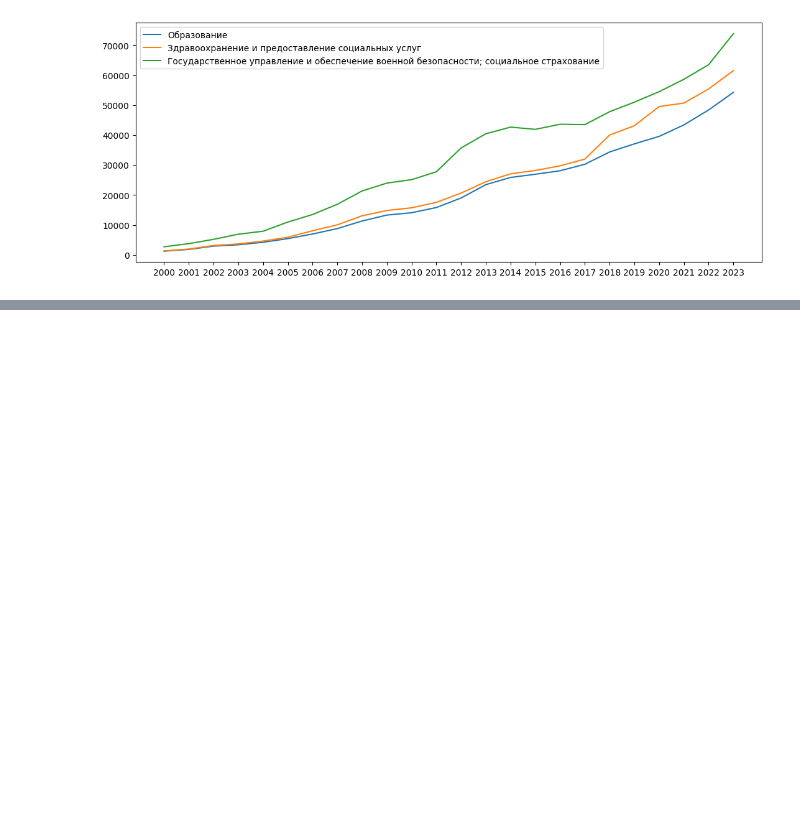
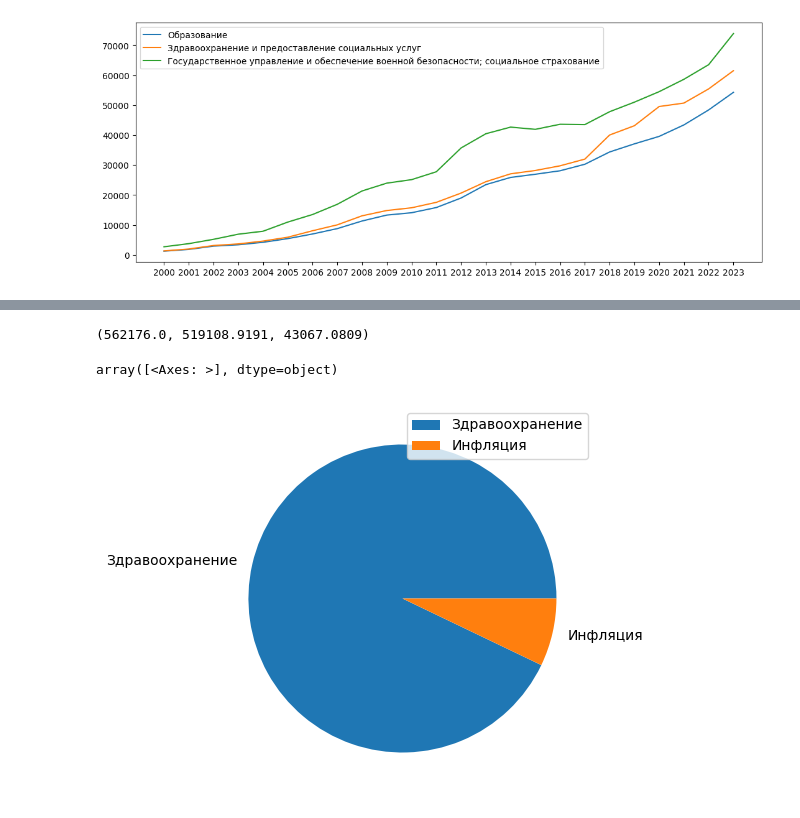
Before and after one commit to Borislove/salary-analysis-643-py, a Jupyter notebook: salary_analysis_643_py.ipynb, the cells around one changed output, grey strips where cells are left out. Cells and saved outputs as stored; diff of their text form; code cells hidden in the pictures; blank space fills up the shorter version.

```diff
--- a/salary_analysis_643_py.ipynb
+++ b/salary_analysis_643_py.ipynb
@@ -126,0 +247,7 @@ plt.show()
+# %%
+# Здравоохранение и предоставление социальных услуг
+url_he = 'https://raw.githubusercontent.com/Borislove/files/main/data/data.csv'
+DATA_HE = pd.read_csv(url_he, index_col=0)
+DATA_HE = DATA_HE.drop(index=('Образование'))
+DATA_HE = DATA_HE.drop(index=('Государственное управление и обеспечение военной безопасности; социальное страхование'))
+DATA_HE.head(1)
@@ -126,0 +259,4 @@ plt.show()
+# %%
+he_infl = DATA_HE * (1- inflation / 100 )
+he_calc = he_infl
+he_infl.head(1)
@@ -126,0 +268,16 @@ plt.show()
+# %%
+# Здравоохранение
+DATA_HE = DATA_HE.head(1)
+he = DATA_HE.values[0].sum() # 562176.0
+he_infl_total = he_infl.values[0].sum()
+result_he = he - he_infl_total
+he, he_infl_total, result_he
+# %% [output]
+(562176.0, 519108.9191, 43067.0809)
+# %%
+data_he = [[he], [result_he]]
+data_he_infl = pd.DataFrame(data_he, columns=[''], index=["Здравоохранение", "Инфляция"])
+data_he_infl.plot.pie(subplots=True, figsize=(5, 5))
+# %% [output]
+array([<Axes: >], dtype=object)
+[figure, added]
```
Also changed, not shown: parts of 50 cells of this notebook.
